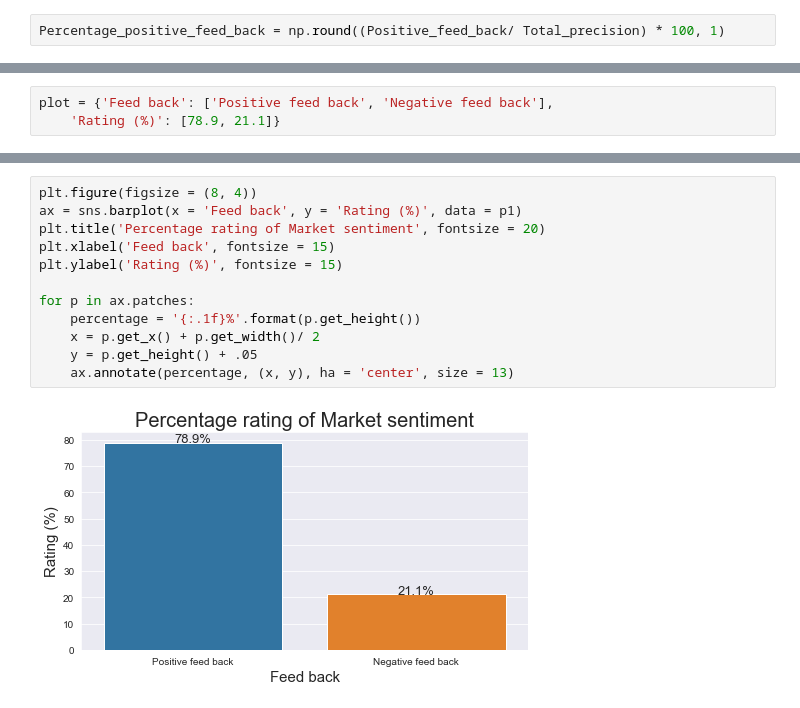
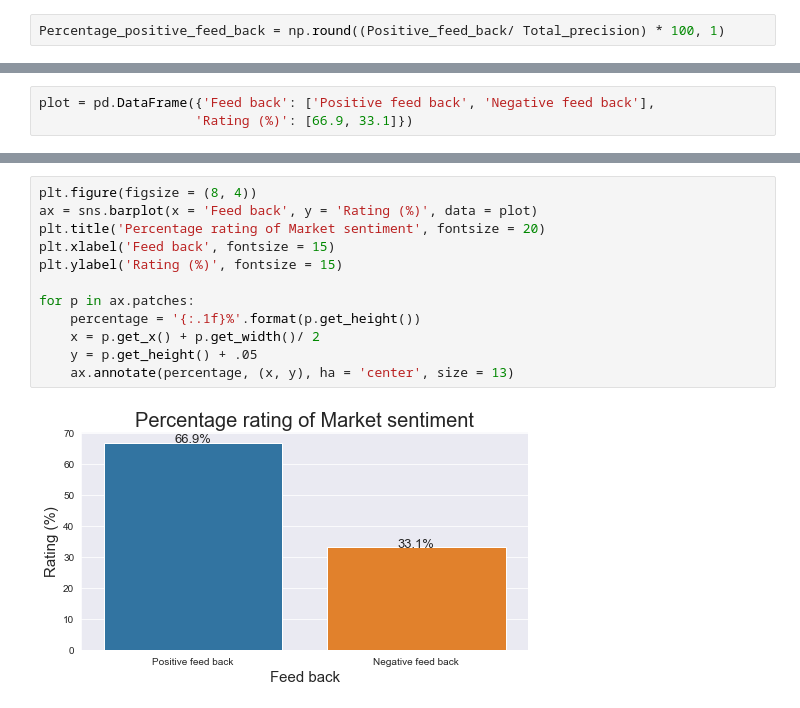
Before and after one commit to Ben-20/Market-sentiment-analysis, a Jupyter notebook: Market_sentiment_analysis.ipynb, the cells around one changed output, grey strips where cells are left out. Drawn from its saved outputs; the diff is of its cells as text.

```diff
--- a/Market_sentiment_analysis.ipynb
+++ b/Market_sentiment_analysis.ipynb
@@ -249,3 +250,3 @@ Percentage of Positive feed back:  78.9
 # %%
-plot = {'Feed back': ['Positive feed back', 'Negative feed back'],
-    'Rating (%)': [78.9, 21.1]}
+plot = pd.DataFrame({'Feed back': ['Positive feed back', 'Negative feed back'],
+                    'Rating (%)': [66.9, 33.1]})
@@ -260,14 +259,14 @@ p1
 # %%
 plt.figure(figsize = (8, 4))
-ax = sns.barplot(x = 'Feed back', y = 'Rating (%)', data = p1)
+ax = sns.barplot(x = 'Feed back', y = 'Rating (%)', data = plot)
 plt.title('Percentage rating of Market sentiment', fontsize = 20)
 plt.xlabel('Feed back', fontsize = 15)
 plt.ylabel('Rating (%)', fontsize = 15)
 
 for p in ax.patches:
     percentage = '{:.1f}%'.format(p.get_height())
     x = p.get_x() + p.get_width()/ 2
     y = p.get_height() + .05
     ax.annotate(percentage, (x, y), ha = 'center', size = 13)
 # %% [output]
-[figure, old version]
+[figure, new version]
```
Also changed, not shown: parts of 7 cells of this notebook.
